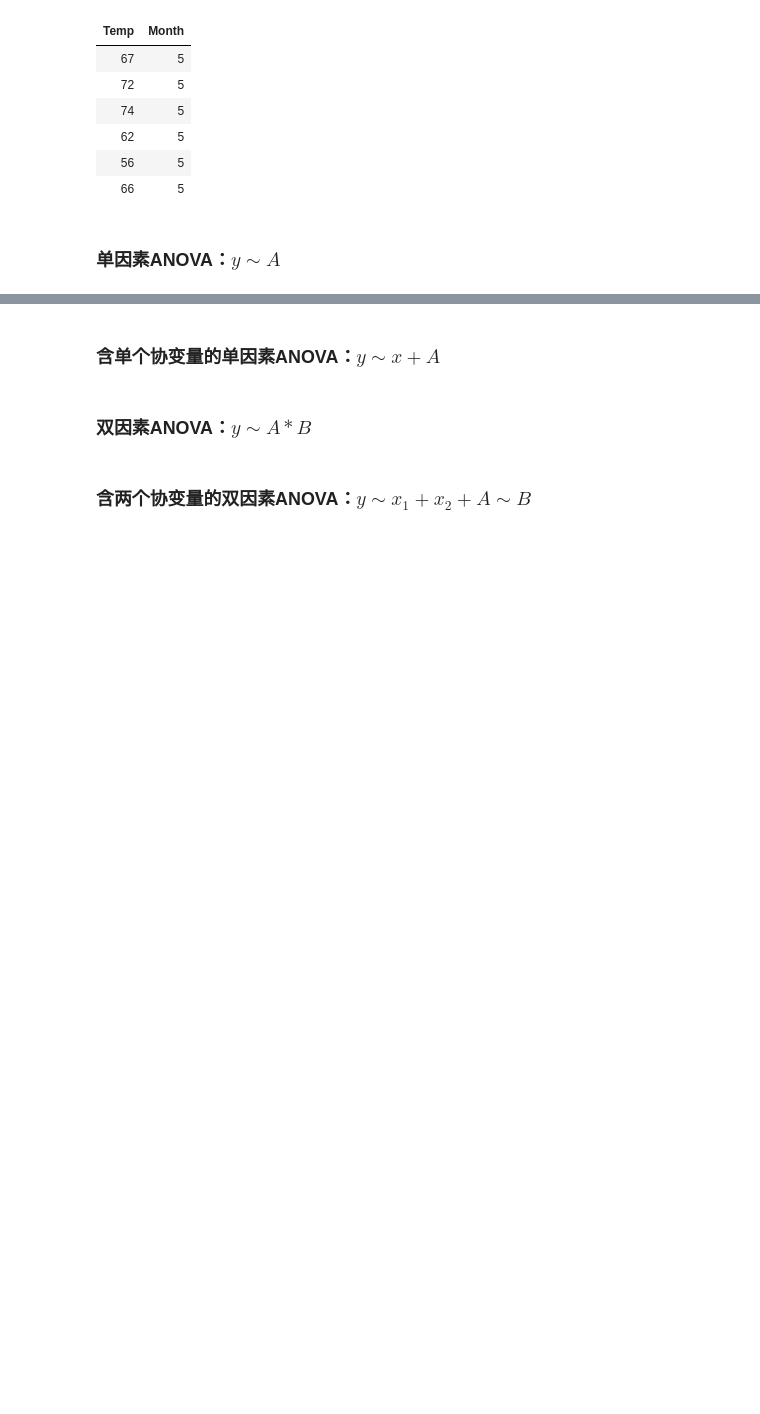
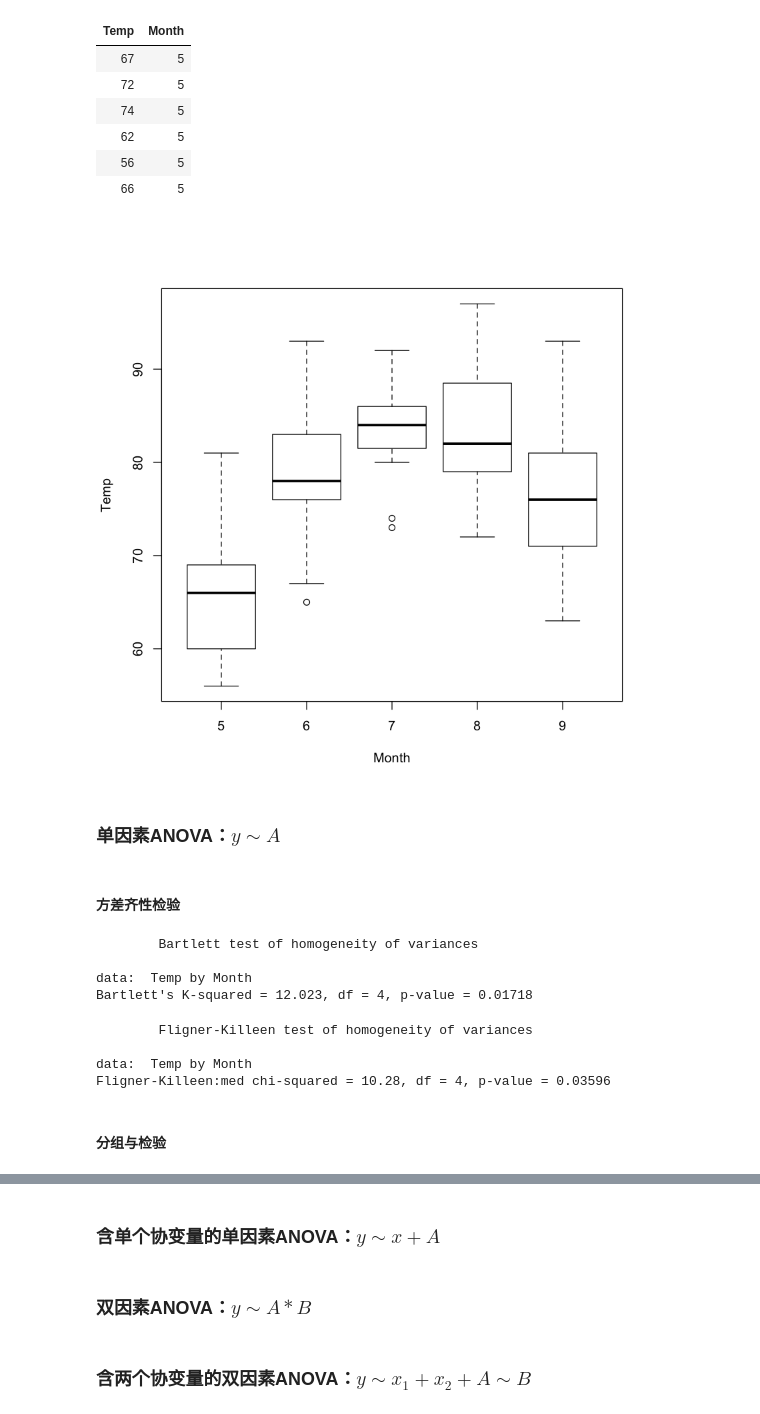
Before and after one commit to Sanningw/ML-and-DL, a Jupyter notebook: math/Statistics/R/stats.ipynb, the cells around one changed output, grey strips where cells are left out. Saved outputs shown, nothing was run; the diff lists cells and outputs as text; code cells hidden in the pictures; blank space fills up the shorter version.

```diff
--- a/math/Statistics/R/stats.ipynb
+++ b/math/Statistics/R/stats.ipynb
@@ -319,5 +315,29 @@ head(temp)
 | 62 | 5 |
 | 56 | 5 |
 | 66 | 5 |
+# %%
+attach(temp)
+plot(Temp ~ Month)
+detach(temp)
+# %% [output]
+[figure, added]
 # %% [markdown]
 ### 单因素ANOVA：$y\sim A$
+# %% [markdown]
+#### 方差齐性检验
+# %%
+bartlett.test(Temp ~ Month ,data = temp)     #假定分布正态
+# %% [output]
+        Bartlett test of homogeneity of variances
+
+data:  Temp by Month
+Bartlett's K-squared = 12.023, df = 4, p-value = 0.01718
+# %%
+fligner.test(Temp ~ Month ,data = temp)    #不依赖分布假设
+# %% [output]
+        Fligner-Killeen test of homogeneity of variances
+
+data:  Temp by Month
+Fligner-Killeen:med chi-squared = 10.28, df = 4, p-value = 0.03596
+# %% [markdown]
+#### 分组与检验
```
Also changed, not shown: parts of 7 cells of this notebook.
